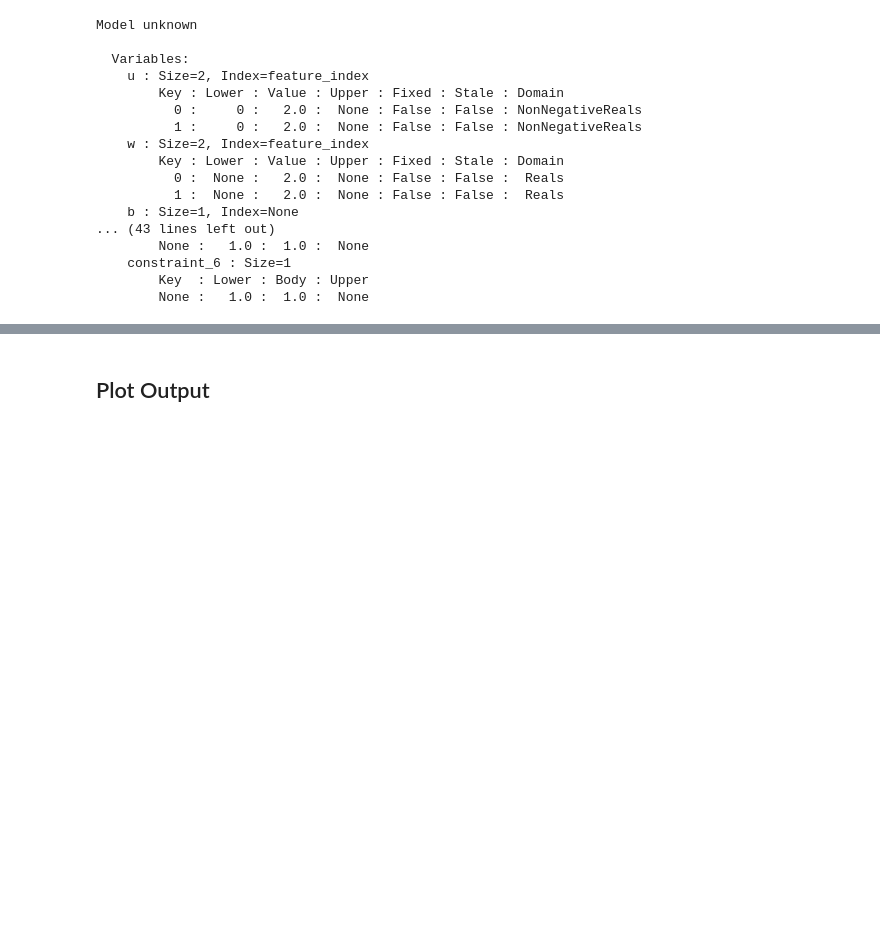
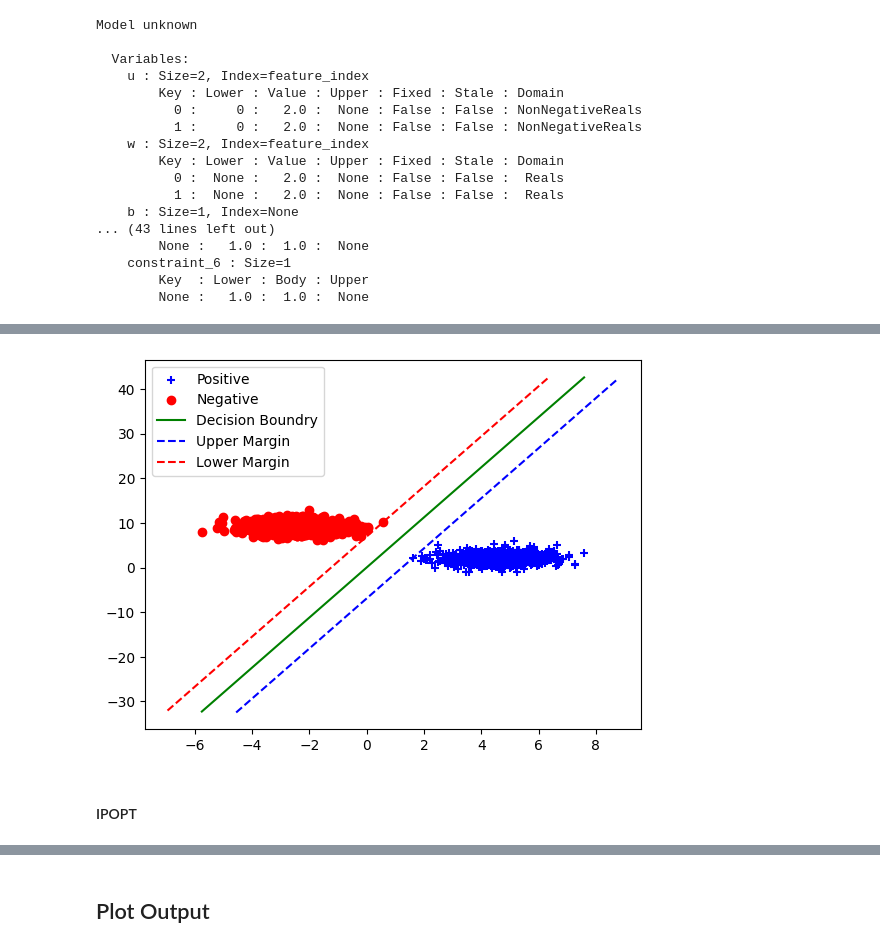
Before and after one commit to AmirMohamadBabaee/SVM-optimization-pyomo, a Jupyter notebook: optim.ipynb, the cells around one changed output, grey strips where cells are left out. Drawn from its saved outputs; the diff is of its cells as text; code cells hidden in the pictures; blank space fills up the shorter version.

```diff
--- a/optim.ipynb
+++ b/optim.ipynb
@@ -16,0 +42,3 @@ feature_num = len(x[0])
+# %%
+x_blob, y_blob = make_blobs(n_samples=1500, centers=2, cluster_std=1, n_features=2, random_state=SEED)
+y_blob[y_blob == 0] = y_blob[y_blob == 0] - 1
@@ -82,0 +307,15 @@ Model unknown
+# %%
+norm_1_model_blob_glpk = init_svm_model_norm_1(x_blob, y_blob)
+
+solver_name = 'glpk'     # YOU CAN CHOOSE DESIRED SOLVER
+
+# Linear Programming Solver
+opt = pyo.SolverFactory(solver_name)
+
+result=opt.solve(norm_1_model_blob_glpk)
+# %%
+draw_plot(x_blob, y_blob, norm_1_model_blob_glpk)
+# %% [output]
+[figure, added]
+# %% [markdown]
+#### IPOPT
```
Also changed, not shown: parts of 84 cells of this notebook.
